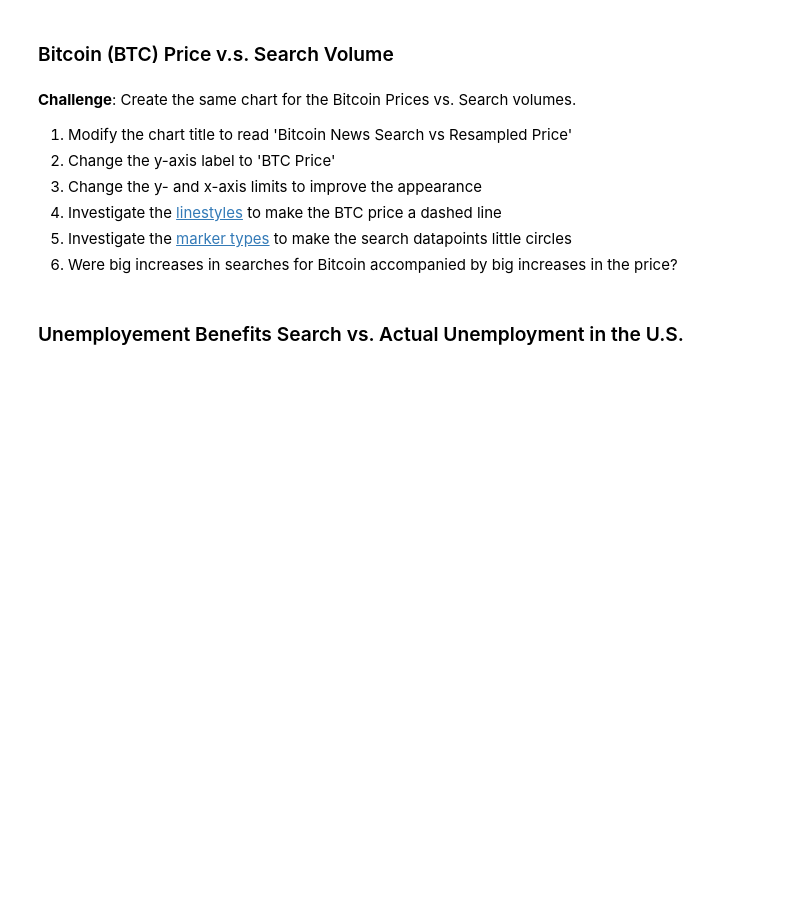
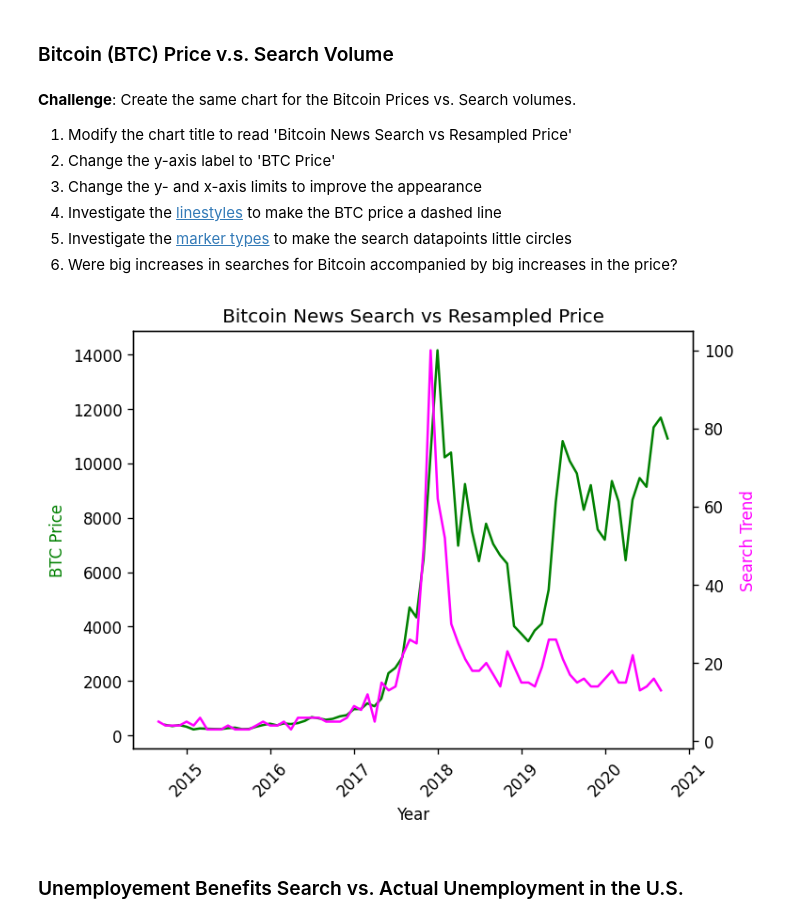
Before and after one commit to anushrinagul63/google_colab_notebooks, a Jupyter notebook: Google_Trends_and_Data_Visualization.ipynb, the cells around one changed output. Cells and saved outputs as stored; diff of their text form; code cells hidden in the pictures; blank space fills up the shorter version.

```diff
--- a/Google_Trends_and_Data_Visualization.ipynb
+++ b/Google_Trends_and_Data_Visualization.ipynb
@@ -126,5 +132,7 @@ Number of missing values:
 # %% [markdown]
 **Challenge**: Remove any missing values that you found.
+# %%
+df_btc_price.dropna(inplace=True)
 # %% [markdown]
 ### Convert Strings to DateTime Objects
 # %% [markdown]
@@ -133,3 +166,7 @@ Number of missing values:
 ### Converting from Daily to Monthly Data
 
 [Pandas .resample() documentation](https://pandas.pydata.org/pandas-docs/stable/reference/api/pandas.DataFrame.resample.html) <br>
+# %%
+df_btc_price.head()
+df_btc_price_monthly = df_btc_price.resample('ME', on='DATE').last()
+df_btc_price_monthly.shape
@@ -172,6 +258,22 @@ How to add tick formatting for dates on the x-axis.
 4. Investigate the [linestyles](https://matplotlib.org/3.2.1/api/_as_gen/matplotlib.pyplot.plot.html ) to make the BTC price a dashed line <br>
 5. Investigate the [marker types](https://matplotlib.org/3.2.1/api/markers_api.html) to make the search datapoints little circles <br>
 6. Were big increases in searches for Bitcoin accompanied by big increases in the price?
+# %%
+plt.figure(dpi=120)
+plt.title('Bitcoin News Search vs Resampled Price')
+axis1 = plt.gca()
+axis2 = axis1.twinx()
+axis1.set_xlabel('Year')
+axis1.set_ylabel('BTC Price').set_color('g')
+axis2.set_ylabel('Search Trend').set_color('magenta')
+# plt.xticks(rotation=45)
+axis1.tick_params(axis='x', labelrotation=45)
+axis1.plot(df_btc_price_monthly.index, df_btc_price_monthly.CLOSE, 'g')
+axis2.plot(df_btc_search.MONTH, df_btc_search.BTC_NEWS_SEARCH, 'magenta')
+# plt.setp(plt.gca().get_xticklabels(), rotation=45, ha='right')
+plt.show()
+# %% [output]
+[figure, added]
 # %% [markdown]
 ### Unemployement Benefits Search vs. Actual Unemployment in the U.S.
 # %% [markdown]
```
Also changed, not shown: parts of 12 cells of this notebook.
